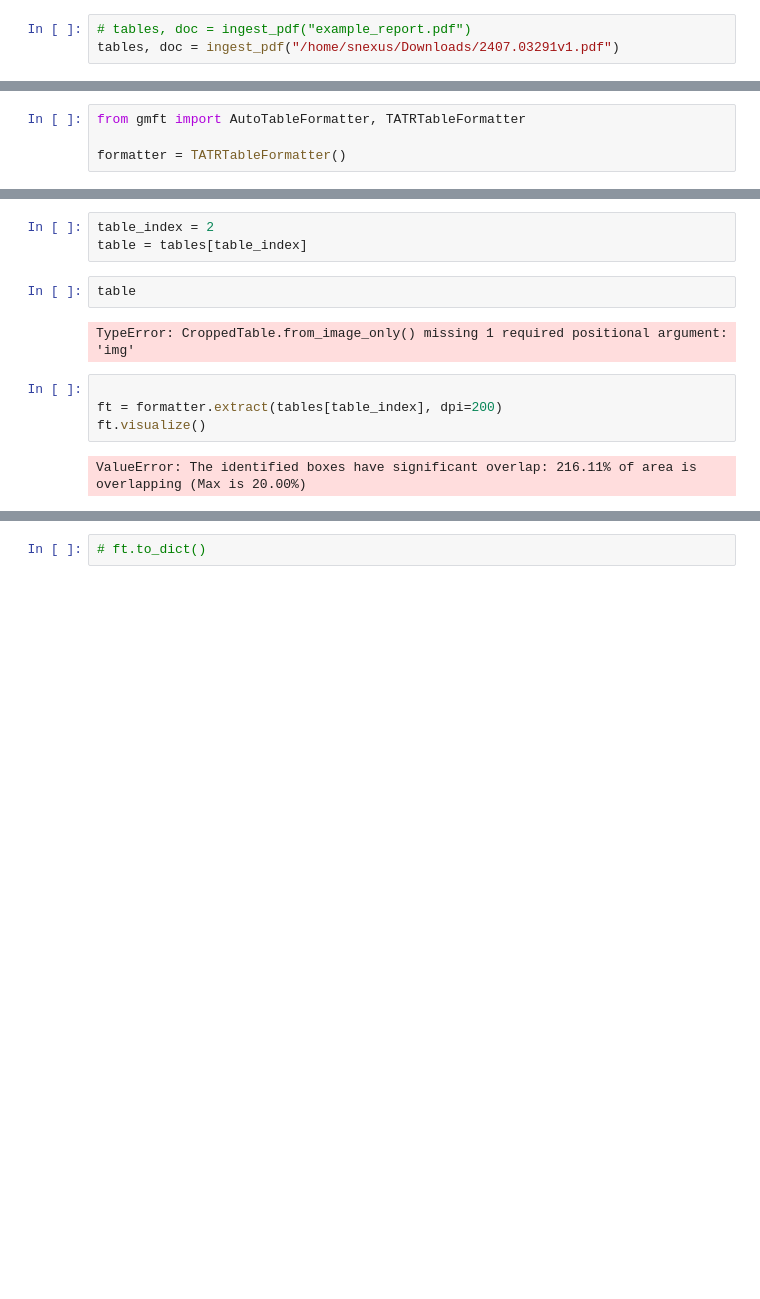
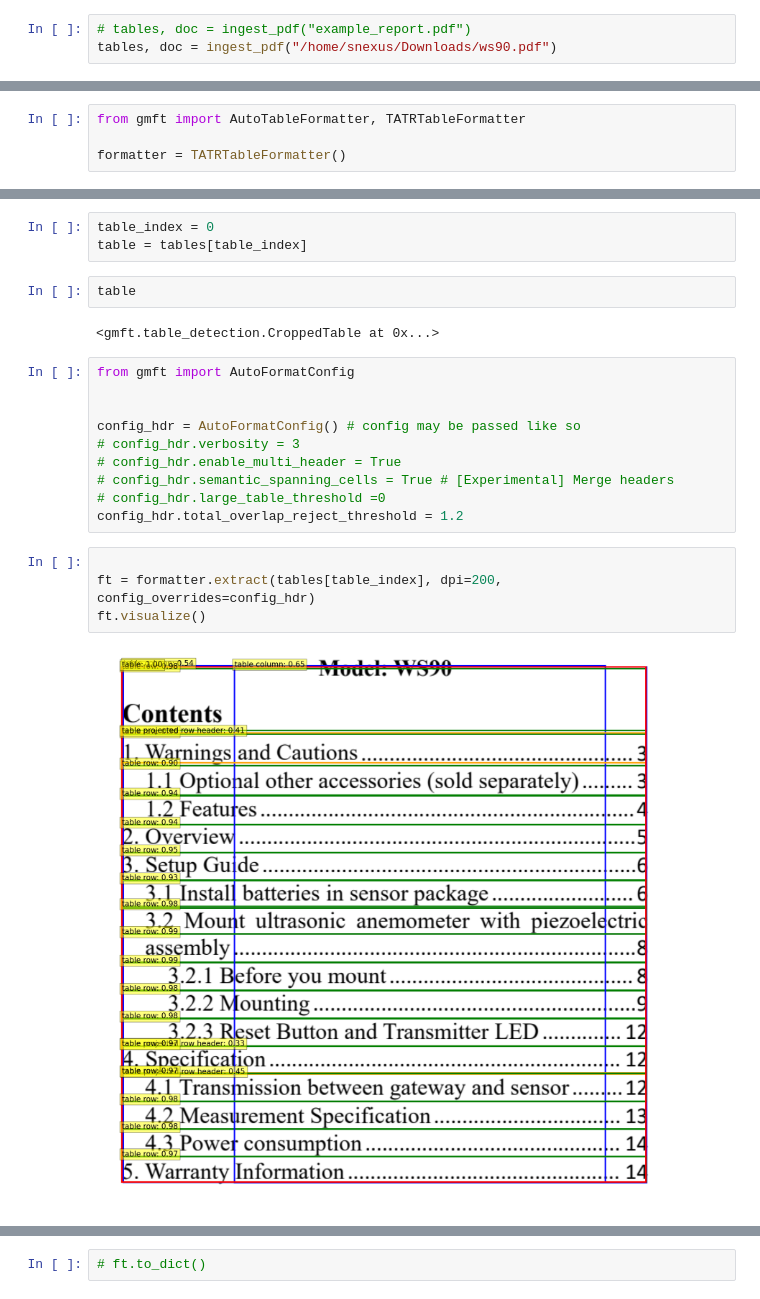
Before and after one commit to snexus/llm-search, a Jupyter notebook: dev/gmft.ipynb, the cells around one changed output, grey strips where cells are left out. Cells and saved outputs as stored; diff of their text form; blank space fills up the shorter version.

Commit message:
Refactor gmft parser

```diff
--- a/dev/gmft.ipynb
+++ b/dev/gmft.ipynb
@@ -13,7 +13,7 @@ def ingest_pdf(pdf_path) -> list[CroppedTable]:
     return tables, doc
 # %%
 # tables, doc = ingest_pdf("example_report.pdf")
-tables, doc = ingest_pdf("/home/snexus/Downloads/2407.03291v1.pdf")
+tables, doc = ingest_pdf("/home/snexus/Downloads/ws90.pdf")
 # %%
 type(tables[0])
 # %% [output]
@@ -80,15 +80,25 @@ extract(table: gmft.table_detection.CroppedTable, dpi=144, padding='auto') -> gm
     Extract the data from the table.
 # %%
-table_index = 2
+table_index = 0
 table = tables[table_index]
 # %%
 table
 # %% [output]
-TypeError: CroppedTable.from_image_only() missing 1 required positional argument: 'img'
+<gmft.table_detection.CroppedTable at 0x...>
+# %%
+from gmft import AutoFormatConfig
+
+
+config_hdr = AutoFormatConfig() # config may be passed like so
+# config_hdr.verbosity = 3
+# config_hdr.enable_multi_header = True
+# config_hdr.semantic_spanning_cells = True # [Experimental] Merge headers
+# config_hdr.large_table_threshold =0
+config_hdr.total_overlap_reject_threshold = 1.2
 # %%
 
-ft = formatter.extract(tables[table_index], dpi=200)
+ft = formatter.extract(tables[table_index], dpi=200, config_overrides=config_hdr)
 ft.visualize()
 # %% [output]
-ValueError: The identified boxes have significant overlap: 216.11% of area is overlapping (Max is 20.00%)
+[figure, added]
 # %%
```
Also changed, not shown: parts of 8 cells of this notebook, 2 other files.
